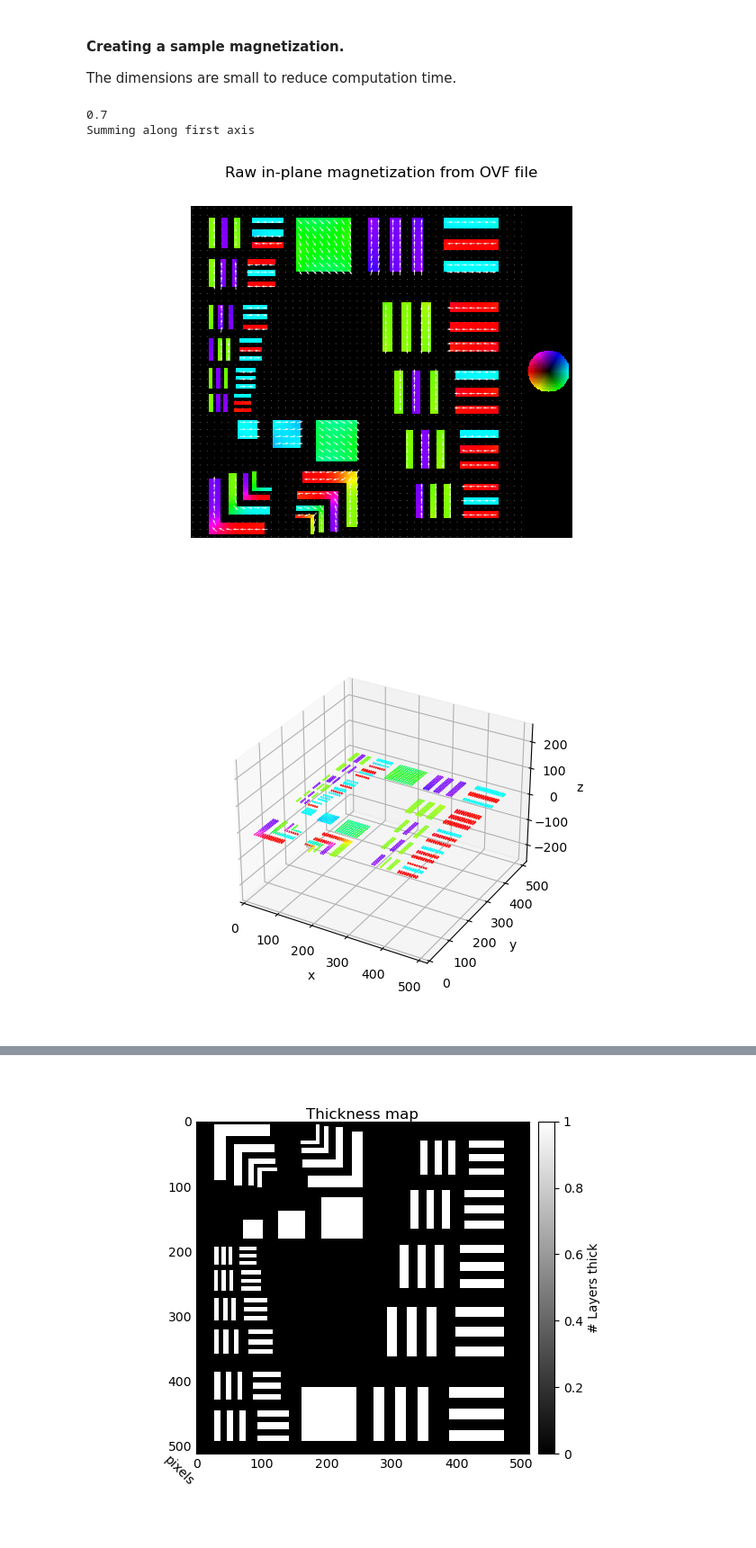
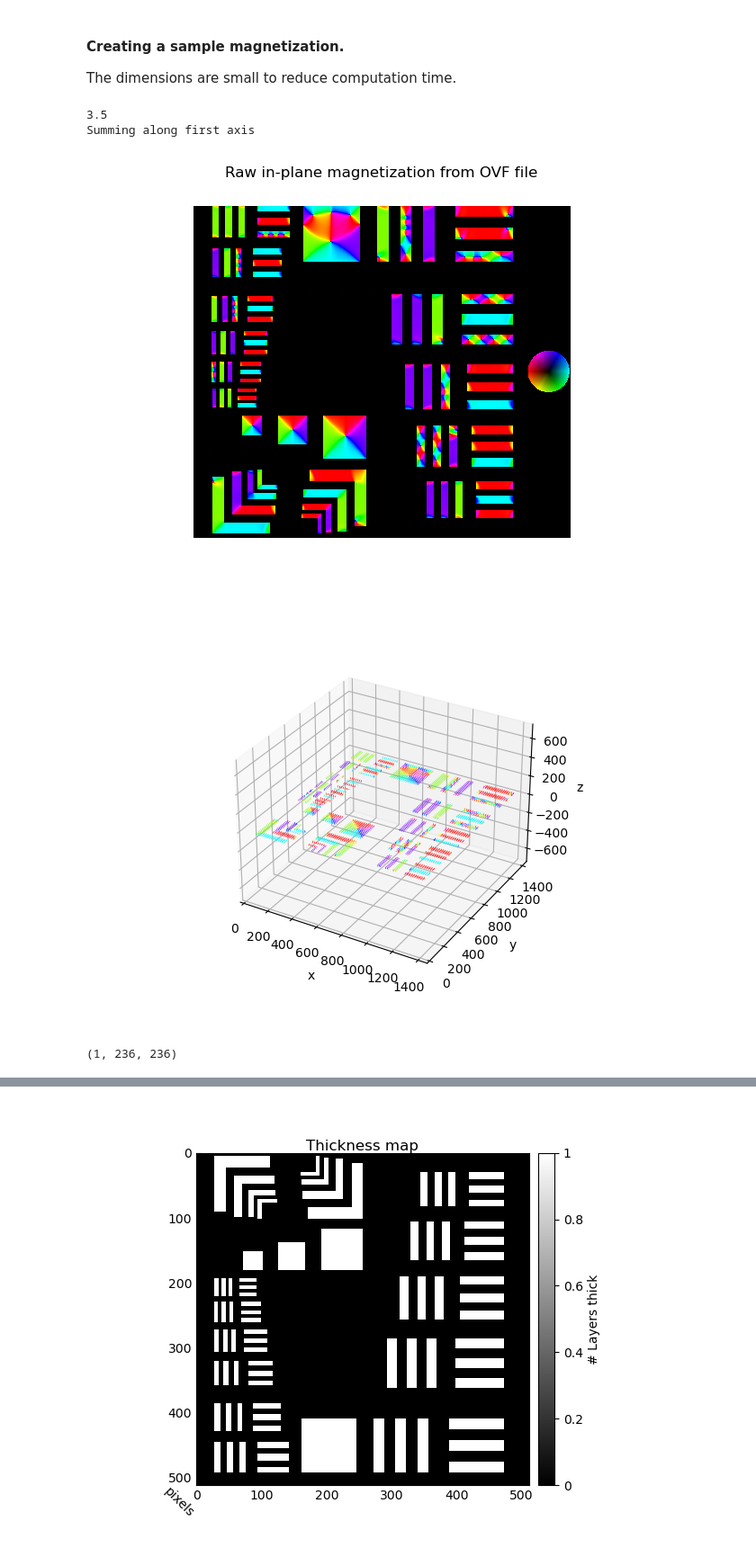
Before and after one commit to KaynaL-MT/PyLorentz, a Jupyter notebook: Examples/SIM_KaynaL-MT.ipynb, the cells around one changed output, grey strips where cells are left out. Shown at 90% size. Saved outputs shown, nothing was run; the diff lists cells and outputs as text; code cells hidden in the pictures.

```diff
--- a/Examples/SIM_KaynaL-MT.ipynb
+++ b/Examples/SIM_KaynaL-MT.ipynb
@@ -166,36 +167,49 @@ Here we show each of the main steps that takes place in reconstruc_ovf(), using
 #### Creating a sample magnetization.
 The dimensions are small to reduce computation time.
 # %%
-file = "/Volumes/Lorentz/Kayna/Simulations/Mumax3/2023_07_05/std_relax_2D_nano_0.7nm.out/USAF_res_pattern_.ovf"
-B0 = 1e4 # gauss
-sample_V0 = 20 # V
-sample_xip0 = 100 # nm
+file = "/lcrc/project/MagSim/KaynaMT/03_Micromagnetics/PIA/2024_03_27/std_relax_1440px_3.5nm_5.04µm.out/USAF_res_pattern_.ovf"
+# "/Volumes/Lorentz/Kayna/Simulations/Mumax3/2023_07_05/std_relax_2D_nano_0.7nm.out/USAF_res_pattern_.ovf"
+B0 = 10555.751 #1e4 # gauss
+sample_V0 = 26 # V
+sample_xip0 = 20 # nm
 mem_thk = 50 # nm
 mem_xip0 = 800 # nm
 
 mag_x, mag_y, mag_z, del_px, zscale = load_ovf(file, 'norm', B0, v=0)
 # The input ovf might be many layers thick, so we sum along the z-direction to
 # make a 2D image to display.
 print(del_px)
 show_2D(mag_x,
         mag_y,
-        a=50,
-        l=0.10,
+        a=10,
+        l=1.0,
         w=1.0,
         title="Raw in-plane magnetization from OVF file",
         color=True,
         origin="lower"
         )
 
 show_3D(mag_x,
         mag_y,
         mag_z,
         show_all = True,
         l=4,
         a = 100
         )
 # %% [output]
-0.7
+3.5
 Summing along first axis
-[figure, old version]
+[figure, new version]
-[figure, old version]
+[figure, new version]
+# %%
+c_mag_x = np.copy(mag_x[:,430:(430+256),60:(60+256)])
+c_mag_y = np.copy(mag_y[:,430:(430+256),60:(60+256)])
+c_mag_z = np.copy(mag_z[:,430:(430+256),60:(60+256)])
+
+c_mag_x = c_mag_x[:, 5:-15, 10:-10]
+c_mag_y = c_mag_y[:, 5:-15, 10:-10]
+c_mag_z = c_mag_z[:, 5:-15, 10:-10]
+
+print(c_mag_x.shape)
+# %% [output]
+(1, 236, 236)
```
Also changed, not shown: parts of 7 cells of this notebook, 3 other files.
